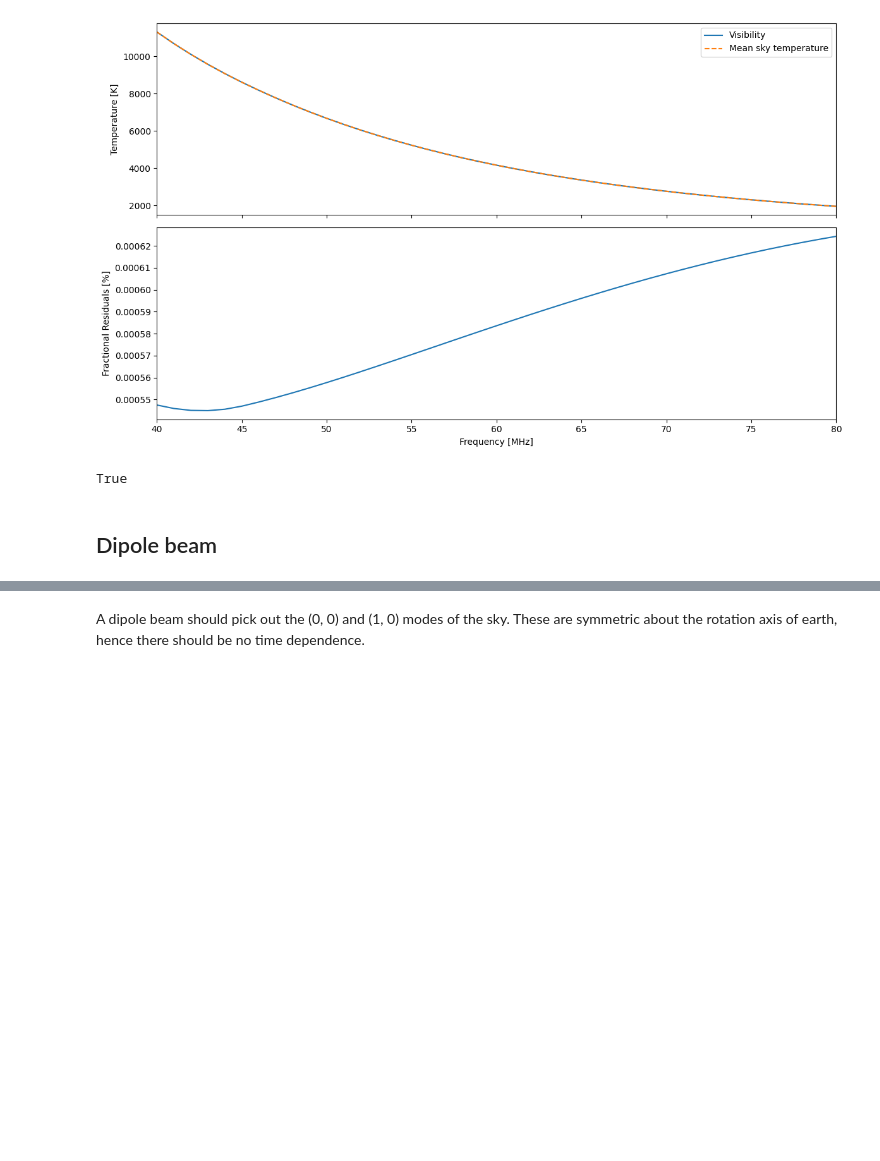
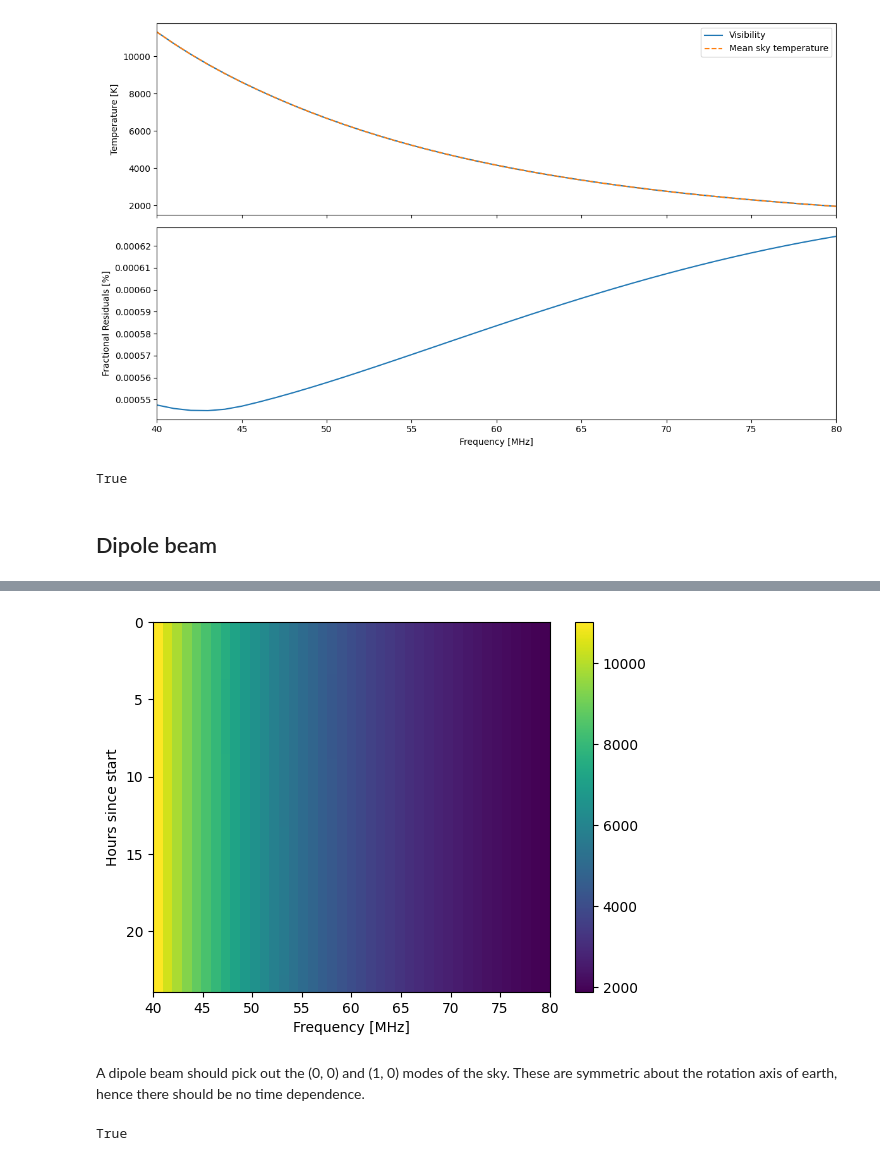
Before and after one commit to christianhbye/croissant, a Jupyter notebook: notebooks/test_analytic_beams.ipynb, the cells around one changed output, grey strips where cells are left out. Cells and saved outputs as stored; diff of their text form; code cells hidden in the pictures; blank space fills up the shorter version.

```diff
--- a/notebooks/test_analytic_beams.ipynb
+++ b/notebooks/test_analytic_beams.ipynb
@@ -109,20 +122,26 @@ hp.mollview(beam.hp_map(nside)[0], title=f"Beam at {freq[0]:.0f} MHz")
 # %%
-# run the simulation with all the same parameters
-sim = cro.Simulator(beam, sky, times.jd, freq, lon, lat, world="earth", Tgnd=0)
+# run the simulation with all the same parameters, but put it on the north pole
+# on the north pole the equatorial and topocentric coordinates match
+sim = cro.Simulator(beam, sky, times.jd, freq, 0, 90, world="earth", Tgnd=0)
 # %%
-vis = sim.run()
+vis = sim.sim()
 
 plt.figure()
 plt.imshow(
     vis, aspect="auto", interpolation="none", extent=[freq[0], freq[-1], dt, 0]
 )
 plt.xlabel("Frequency [MHz]")
 plt.ylabel("Hours since start")
 plt.colorbar()
 plt.show()
+# %% [output]
+[figure, added]
 # %% [markdown]
 A dipole beam should pick out the (0, 0) and (1, 0) modes of the sky. These are symmetric about the rotation axis of earth, hence there should be no time dependence.
 # %%
-np.allclose(sim.waterfall[0], sim.waterfall)  # no change with time
+# no change with time
+np.allclose(vis, vis[0], rtol=1e-3)
+# %% [output]
+True
 # %%
 # the visibility is the mean sky + dipole contribution
```
Also changed, not shown: parts of 5 cells of this notebook, 1 other file.
